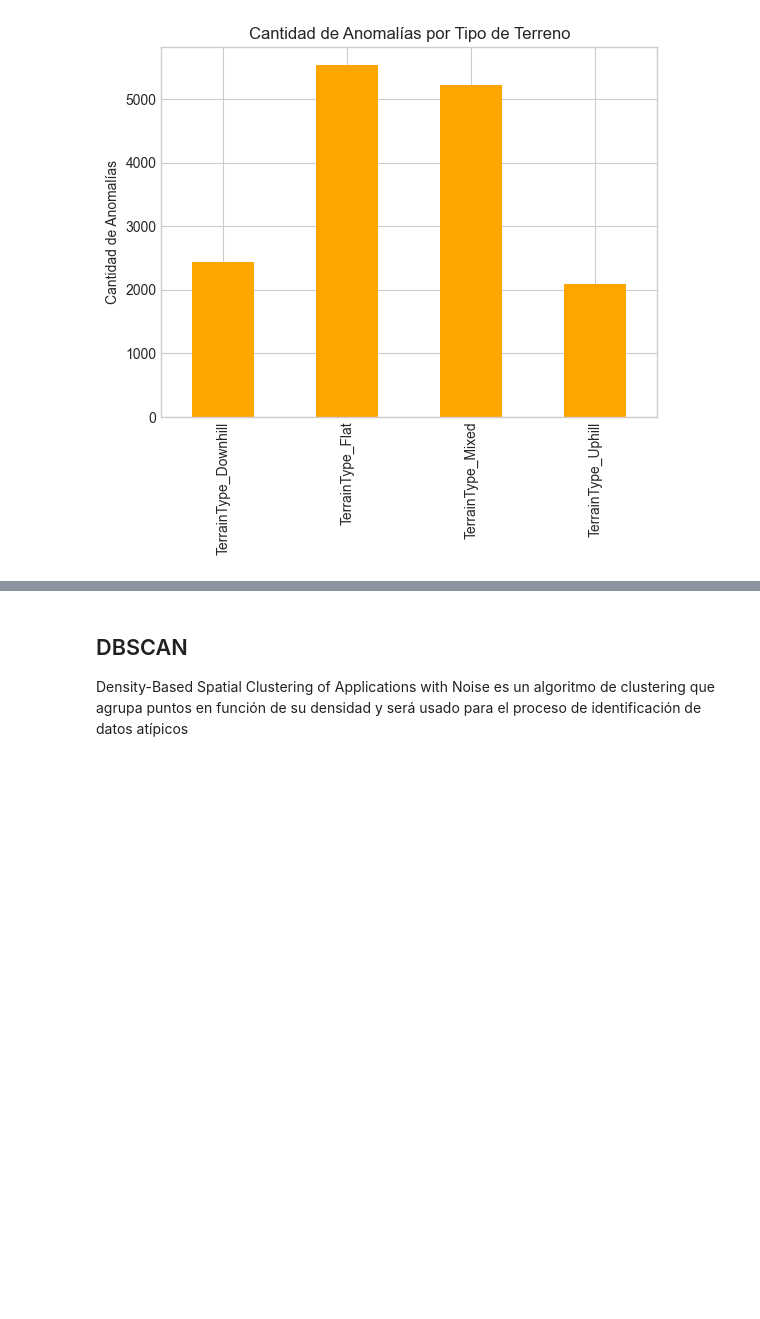
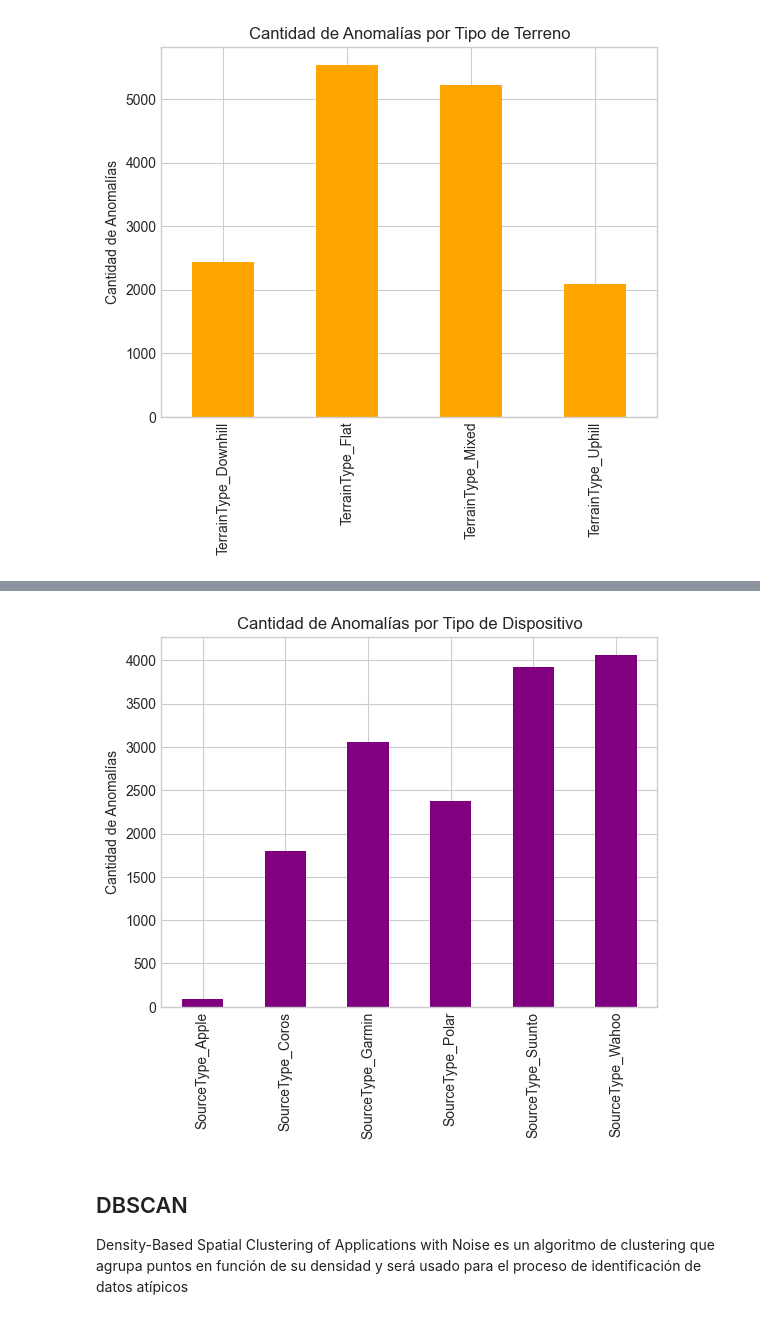
Before and after one commit to lauraich/running_anomalies_detection_data_analysis, a Jupyter notebook: Proyecto_final_analisis_de_datos_I.ipynb, the cells around one changed output, grey strips where cells are left out. Cells and saved outputs as stored; diff of their text form; code cells hidden in the pictures; blank space fills up the shorter version.

```diff
--- a/Proyecto_final_analisis_de_datos_I.ipynb
+++ b/Proyecto_final_analisis_de_datos_I.ipynb
@@ -1164,6 +1165,16 @@ anomalies_cross.sort_values('count', ascending=False).head(10)
 | 13 | False | False | True | False | False | ... |
 | 11 | False | False | True | False | False | ... |
 | 14 | False | False | True | False | False | ... |
+# %%
+# Sumar anomalías por tipo de dispositivo en todo el dataset
+anomalies_by_device = df_anomalies[device_cols].sum()
+
+# Graficar la cantidad de anomalías por tipo de dispositivo
+anomalies_by_device.plot(kind='bar', color='purple', title='Cantidad de Anomalías por Tipo de Dispositivo')
+plt.ylabel('Cantidad de Anomalías')
+plt.show()
+# %% [output]
+[figure, added]
 # %% [markdown]
 ## DBSCAN
 
```
Also changed, not shown: parts of 16 cells of this notebook.
